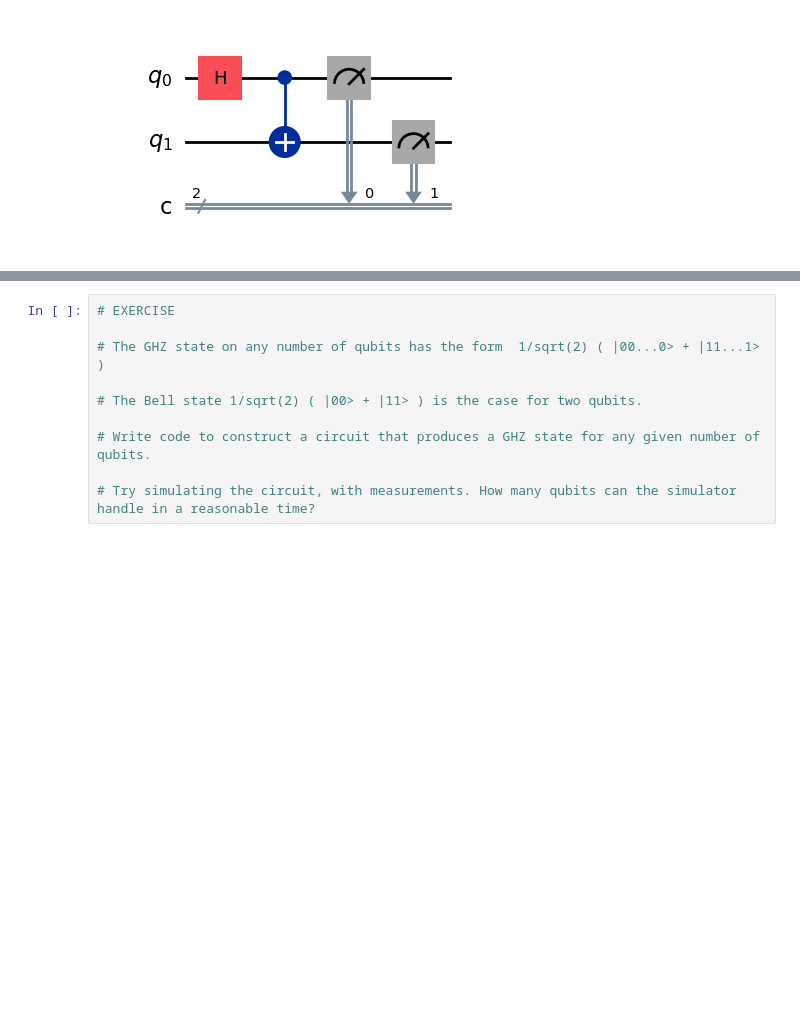
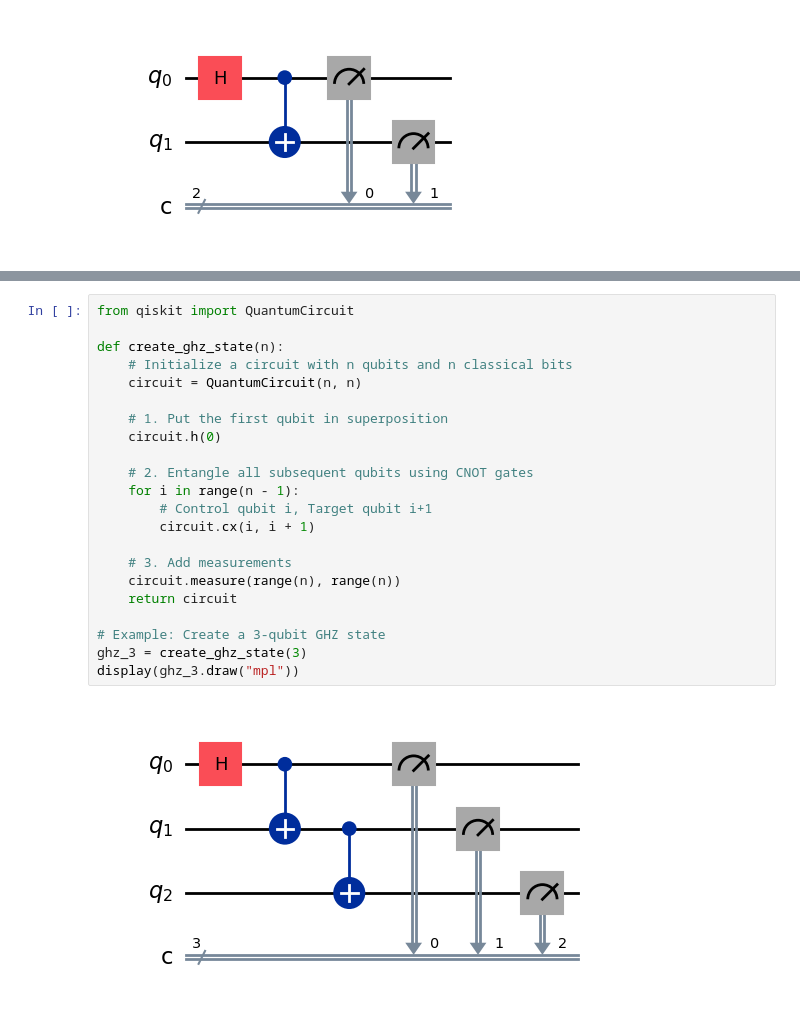
Before and after one commit to JpSoh/SIT-UofG-QC, a Jupyter notebook: QC-Lab1.ipynb, the cells around one changed output, grey strips where cells are left out. Saved outputs shown, nothing was run; the diff lists cells and outputs as text; blank space fills up the shorter version.

```diff
--- a/QC-Lab1.ipynb
+++ b/QC-Lab1.ipynb
@@ -208,10 +253,24 @@ plot_histogram(counts)
 # %%
-# EXERCISE
+from qiskit import QuantumCircuit
 
-# The GHZ state on any number of qubits has the form  1/sqrt(2) ( |00...0> + |11...1> )
+def create_ghz_state(n):
+    # Initialize a circuit with n qubits and n classical bits
+    circuit = QuantumCircuit(n, n)
 
-# The Bell state 1/sqrt(2) ( |00> + |11> ) is the case for two qubits.
+    # 1. Put the first qubit in superposition
+    circuit.h(0)
 
-# Write code to construct a circuit that produces a GHZ state for any given number of qubits.
+    # 2. Entangle all subsequent qubits using CNOT gates
+    for i in range(n - 1):
+        # Control qubit i, Target qubit i+1
+        circuit.cx(i, i + 1)
 
-# Try simulating the circuit, with measurements. How many qubits can the simulator handle in a reasonable time?
+    # 3. Add measurements
+    circuit.measure(range(n), range(n))
+    return circuit
+
+# Example: Create a 3-qubit GHZ state
+ghz_3 = create_ghz_state(3)
+display(ghz_3.draw("mpl"))
+# %% [output]
+[figure, added]
```
Also changed, not shown: parts of 6 cells of this notebook.
